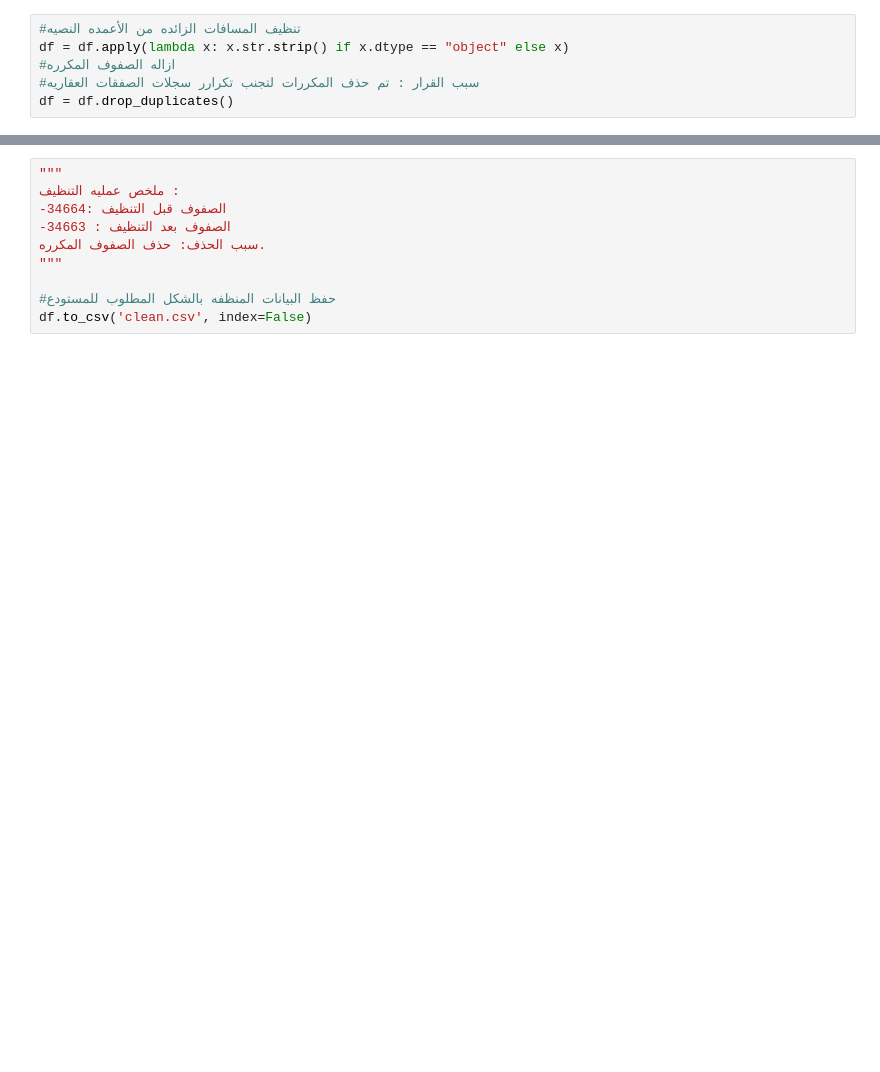
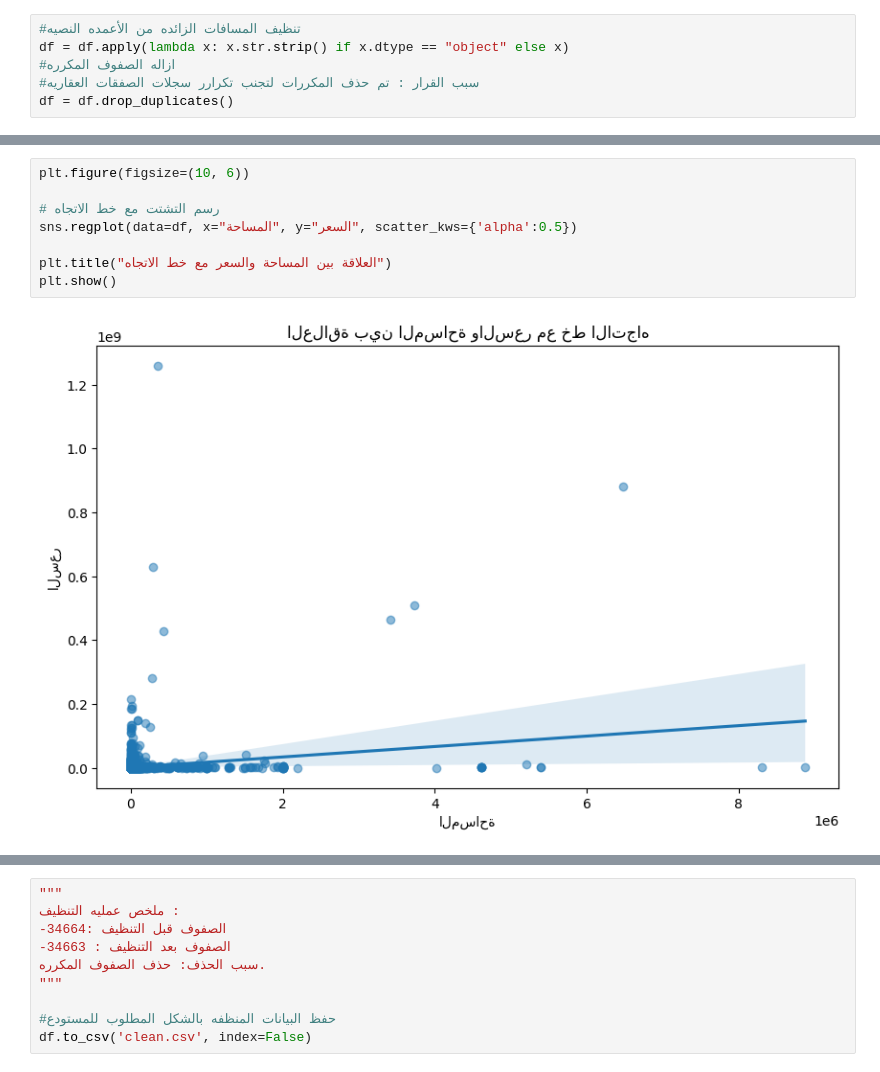
Before and after one commit to AdwaaNasser/Saudi-Real-Estate-Market-Analysis, a Jupyter notebook: Copy_of_01_cleaning.ipynb, the cells around one changed output, grey strips where cells are left out. Drawn from its saved outputs; the diff is of its cells as text; blank space fills up the shorter version.

```diff
--- a/Copy_of_01_cleaning.ipynb
+++ b/Copy_of_01_cleaning.ipynb
@@ -38,0 +111,10 @@ plt.boxplot(df)
+# %%
+plt.figure(figsize=(10, 6))
+
+# رسم التشتت مع خط الاتجاه
+sns.regplot(data=df, x="المساحة", y="السعر", scatter_kws={'alpha':0.5})
+
+plt.title("العلاقة بين المساحة والسعر مع خط الاتجاه")
+plt.show()
+# %% [output]
+[figure, added]
```
Also changed, not shown: parts of 17 cells of this notebook.
